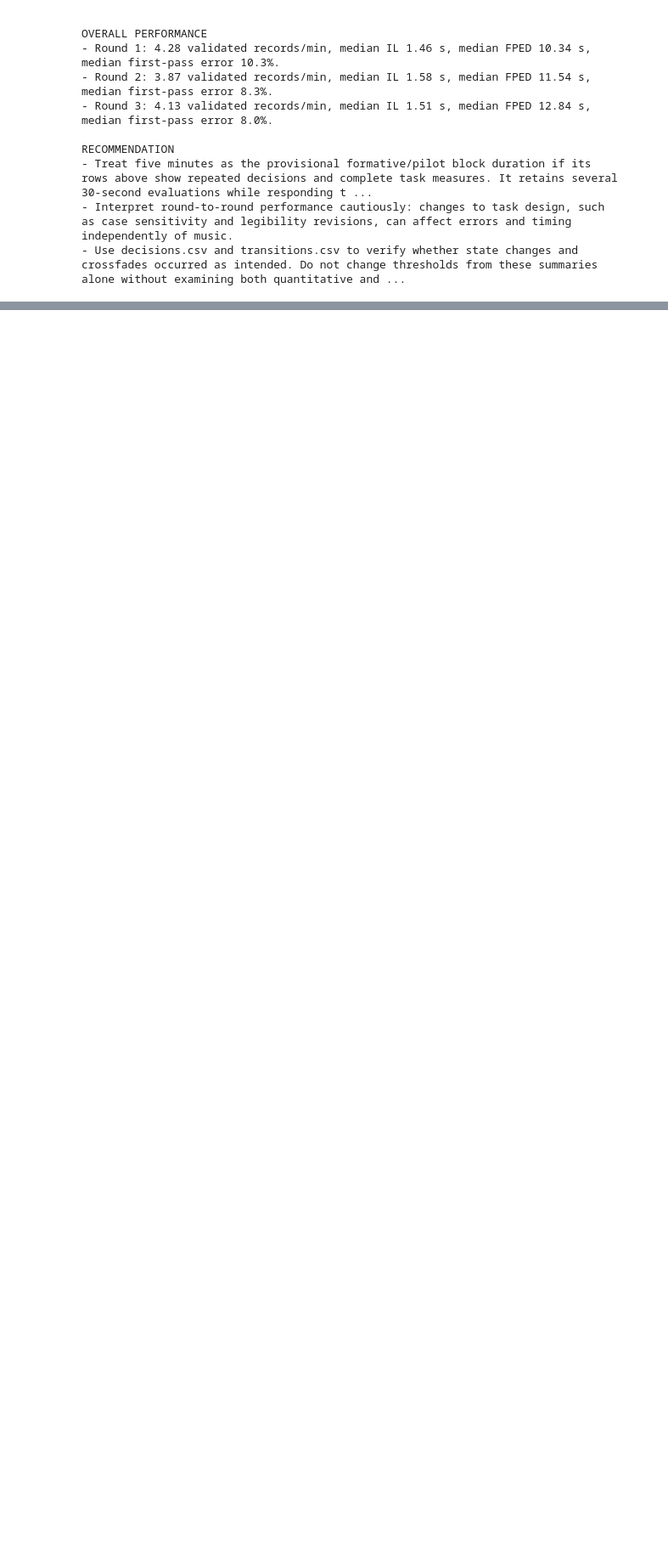
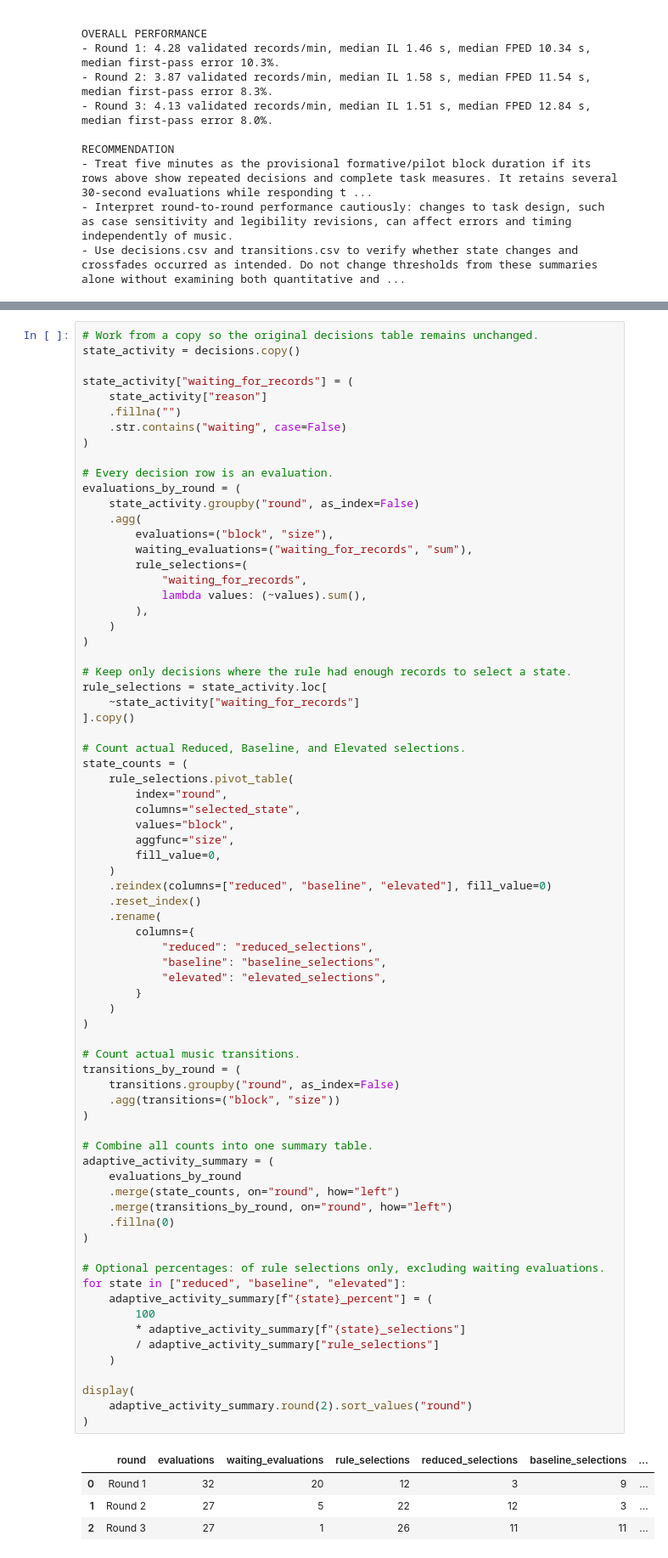
Before and after one commit to strangeshands/TunedIn-Web, a Jupyter notebook: feedback-files/analysis/FUF_Three_Round_Comparative_Analysis.ipynb, the cells around one changed output, grey strips where cells are left out. Shown at 85% size. Drawn from its saved outputs; the diff is of its cells as text; blank space fills up the shorter version.

```diff
--- a/feedback-files/analysis/FUF_Three_Round_Comparative_Analysis.ipynb
+++ b/feedback-files/analysis/FUF_Three_Round_Comparative_Analysis.ipynb
@@ -665,3 +674,81 @@ Block performance measures
+# %%
+# Work from a copy so the original decisions table remains unchanged.
+state_activity = decisions.copy()
+
+state_activity["waiting_for_records"] = (
+    state_activity["reason"]
+    .fillna("")
+    .str.contains("waiting", case=False)
+)
+
+# Every decision row is an evaluation.
+evaluations_by_round = (
+    state_activity.groupby("round", as_index=False)
+    .agg(
+        evaluations=("block", "size"),
+        waiting_evaluations=("waiting_for_records", "sum"),
+        rule_selections=(
+            "waiting_for_records",
+            lambda values: (~values).sum(),
+        ),
+    )
+)
+
+# Keep only decisions where the rule had enough records to select a state.
+rule_selections = state_activity.loc[
+    ~state_activity["waiting_for_records"]
+].copy()
+
+# Count actual Reduced, Baseline, and Elevated selections.
+state_counts = (
+    rule_selections.pivot_table(
+        index="round",
+        columns="selected_state",
+        values="block",
+        aggfunc="size",
+        fill_value=0,
+    )
+    .reindex(columns=["reduced", "baseline", "elevated"], fill_value=0)
+    .reset_index()
+    .rename(
+        columns={
+            "reduced": "reduced_selections",
+            "baseline": "baseline_selections",
+            "elevated": "elevated_selections",
+        }
+    )
+)
+
+# Count actual music transitions.
+transitions_by_round = (
+    transitions.groupby("round", as_index=False)
+    .agg(transitions=("block", "size"))
+)
+
+# Combine all counts into one summary table.
+adaptive_activity_summary = (
+    evaluations_by_round
+    .merge(state_counts, on="round", how="left")
+    .merge(transitions_by_round, on="round", how="left")
+    .fillna(0)
+)
+
+# Optional percentages: of rule selections only, excluding waiting evaluations.
+for state in ["reduced", "baseline", "elevated"]:
+    adaptive_activity_summary[f"{state}_percent"] = (
+        100
+        * adaptive_activity_summary[f"{state}_selections"]
+        / adaptive_activity_summary["rule_selections"]
+    )
+
+display(
+    adaptive_activity_summary.round(2).sort_values("round")
+)
+# %% [output]
+|  | round | evaluations | waiting_evaluations | rule_selections | reduced_selections | baseline_selections | ... |
+| 0 | Round 1 | 32 | 20 | 12 | 3 | 9 | ... |
+| 1 | Round 2 | 27 | 5 | 22 | 12 | 3 | ... |
+| 2 | Round 3 | 27 | 1 | 26 | 11 | 11 | ... |
 # %% [markdown]
 # Formative User Feedback, Three-round Comparative Summary of Findings
 
```
Also changed, not shown: parts of 1 cell of this notebook, 1 other file.
